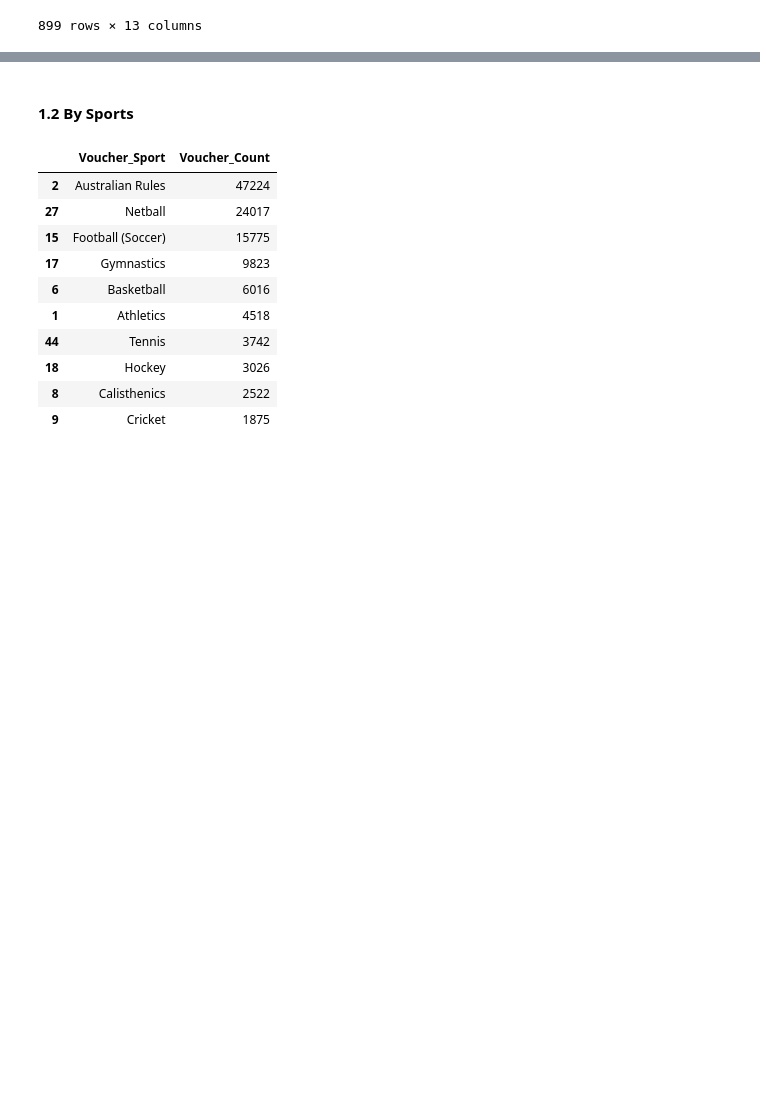
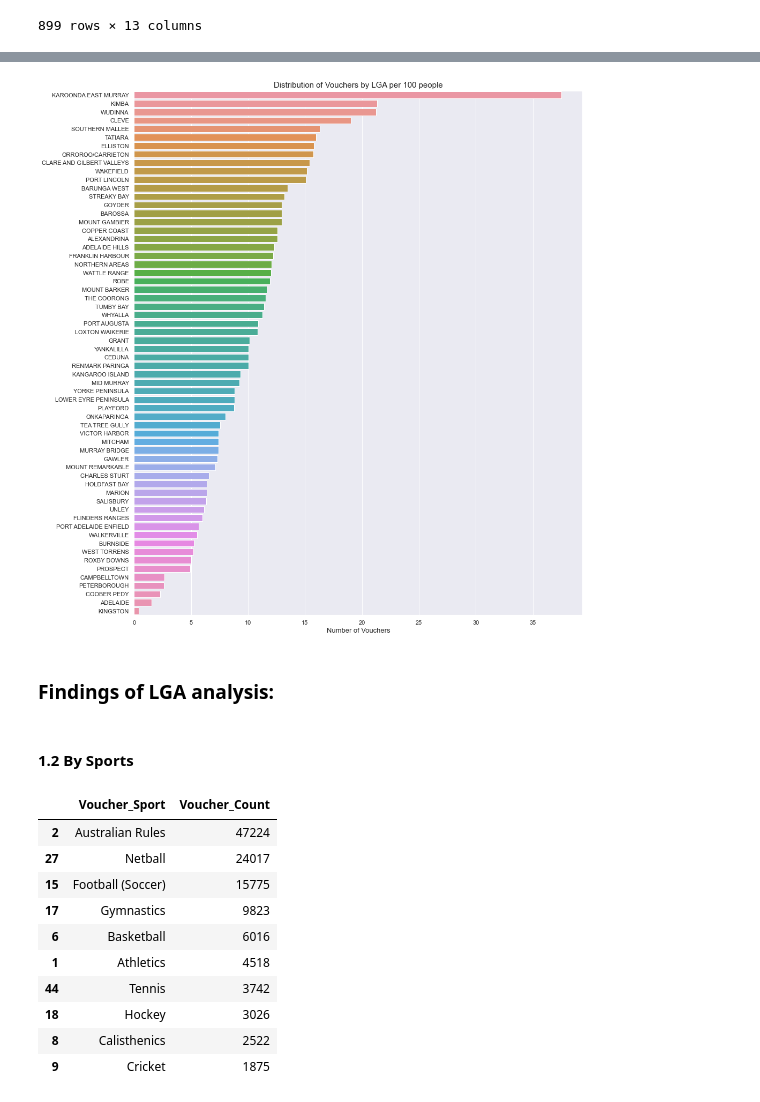
Before and after one commit to felix-rosenberger/Data-Science-Portfolio, a Jupyter notebook: Portfolio 2.ipynb, the cells around one changed output, grey strips where cells are left out. Drawn from its saved outputs; the diff is of its cells as text; code cells hidden in the pictures; blank space fills up the shorter version.

```diff
--- a/Portfolio 2.ipynb
+++ b/Portfolio 2.ipynb
@@ -238,5 +248 @@ pop_lga_clean
 62 rows × 3 columns
-# %%
-pop_lga_clean["Voucher_permillion"] = round(
-    (pop_lga_clean["Voucher_Count"] / pop_lga_clean["Population_LGA"]) * 1000000, 2)
-pop_lga_clean.sort_values("Voucher_permillion", ascending = False)
@@ -261,0 +249,6 @@ See the caveats in the documentation: https://pandas.pydata.org/pandas-docs/stab
+# %%
+# create column of number of vouchers per thousand people in each LGA
+pop_lga_clean["Voucher_Per_100"] = round(
+    (pop_lga_clean["Voucher_Count"] / pop_lga_clean["Population"]) * 100, 2)
+pop_lga_clean = pop_lga_clean.sort_values("Voucher_Per_100", ascending = False)
+pop_lga_clean
@@ -262,3 +274,13 @@ See the caveats in the documentation: https://pandas.pydata.org/pandas-docs/stab
+# %%
+plt.figure(figsize=(15, 18))
+sns.barplot(data=pop_lga_clean, x="Voucher_Per_100", y="Participant_LGA")
+plt.title("Distribution of Vouchers by LGA per 100 people", fontsize=15)
+plt.xlabel("Number of Vouchers", fontsize = 13)
+plt.ylabel("");
+# %% [output]
+[figure, added]
+# %% [markdown]
+### Findings of LGA analysis:
 # %% [markdown]
 #### 1.2 By Sports
 # %%
```
Also changed, not shown: parts of 11 cells of this notebook.
